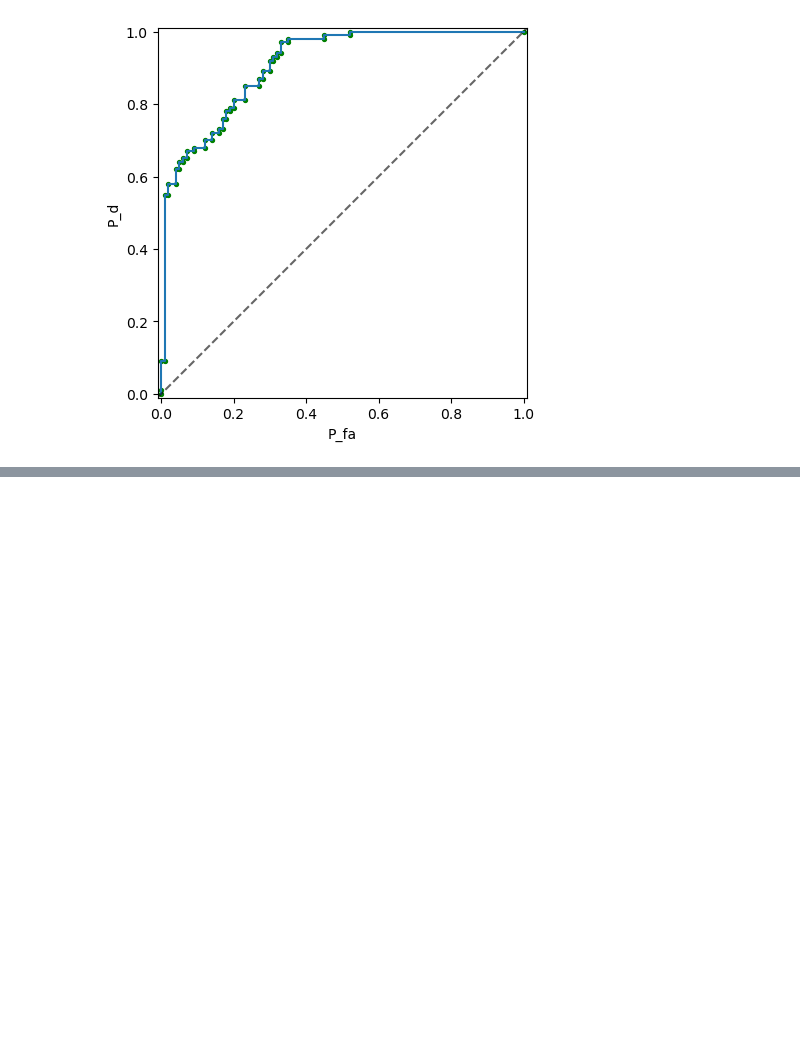
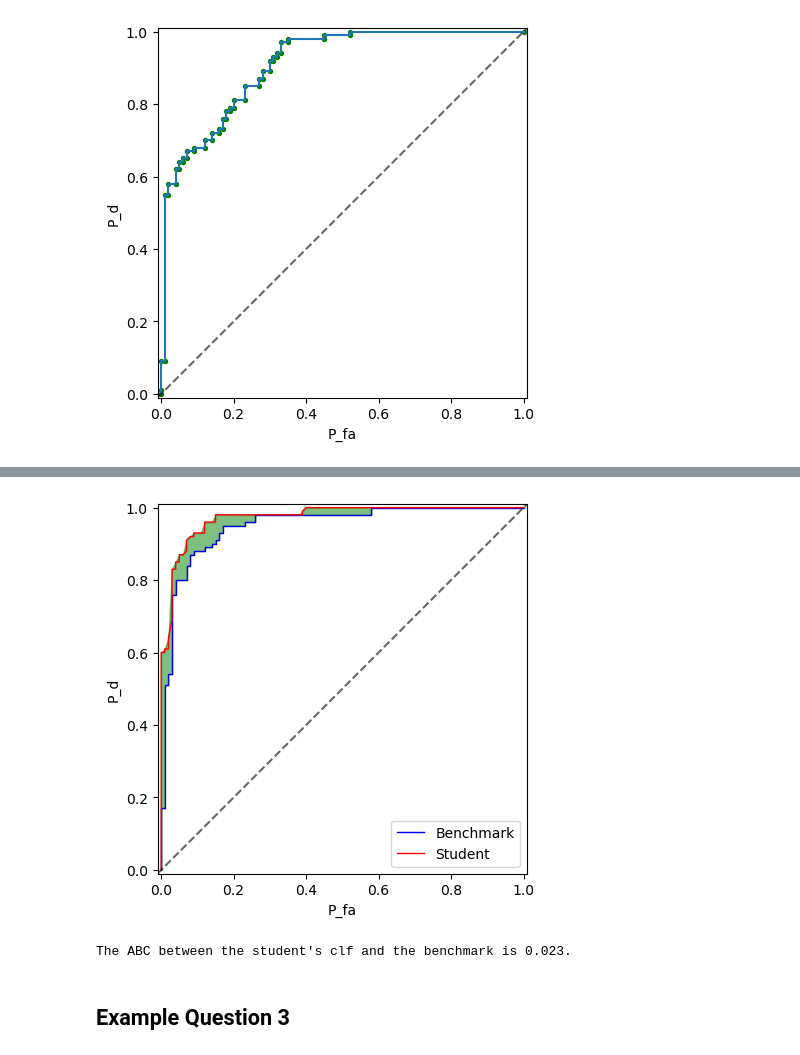
Before and after one commit to zs144/ml-course-auto-grader, a Jupyter notebook: code/ROC-grader/example_questions.ipynb, the cells around one changed output, grey strips where cells are left out. Saved outputs shown, nothing was run; the diff lists cells and outputs as text; code cells hidden in the pictures; blank space fills up the shorter version.

```diff
--- a/code/ROC-grader/example_questions.ipynb
+++ b/code/ROC-grader/example_questions.ipynb
@@ -135,0 +221,17 @@ plt.show()
+# %%
+student_2_clf = SVC(C=10000, kernel="rbf")
+student_2_clf.fit(X_4, y_4)
+student_2_decision_stats = student_2_clf.decision_function(X_4)
+# %%
+correct_clf_ROC_data = get_ROC_data(thresholds, y_4, correct_decision_stats)
+student_2_clf_ROC_data = get_ROC_data(thresholds, y_4, student_2_decision_stats)
+roc_curves_visual_cmp(correct_clf_ROC_data, student_2_clf_ROC_data)
+# %% [output]
+[figure, added]
+# %%
+ABC = get_ABC(correct_clf_ROC_data, student_2_clf_ROC_data)
+print(f"The ABC between the student's clf and the benchmark is {ABC:.3f}.")
+# %% [output]
+The ABC between the student's clf and the benchmark is 0.023.
+# %% [markdown]
+## Example Question 3
```
Also changed, not shown: parts of 19 cells of this notebook, 3 other files.
